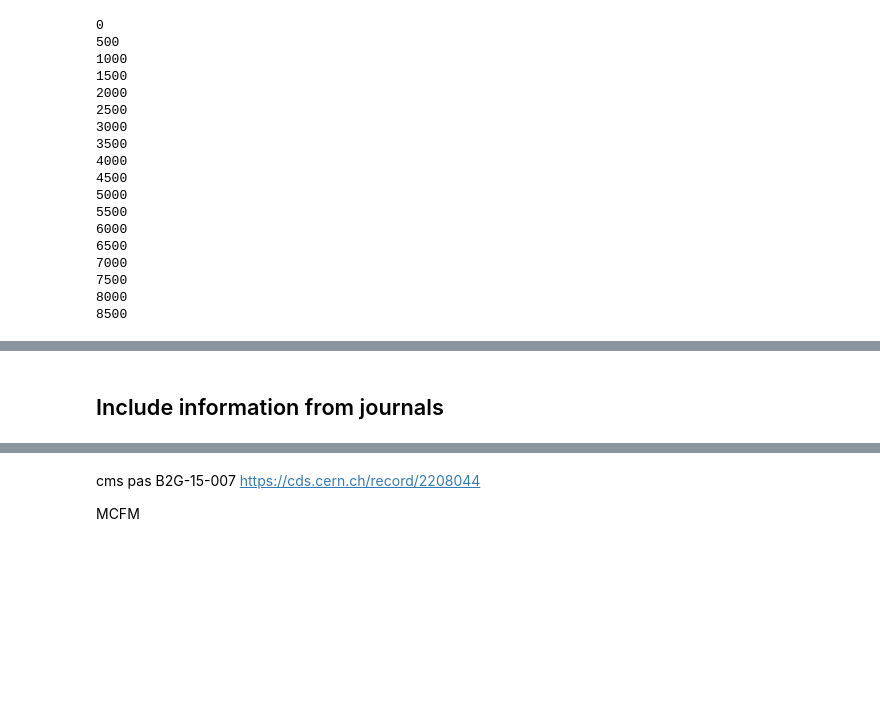
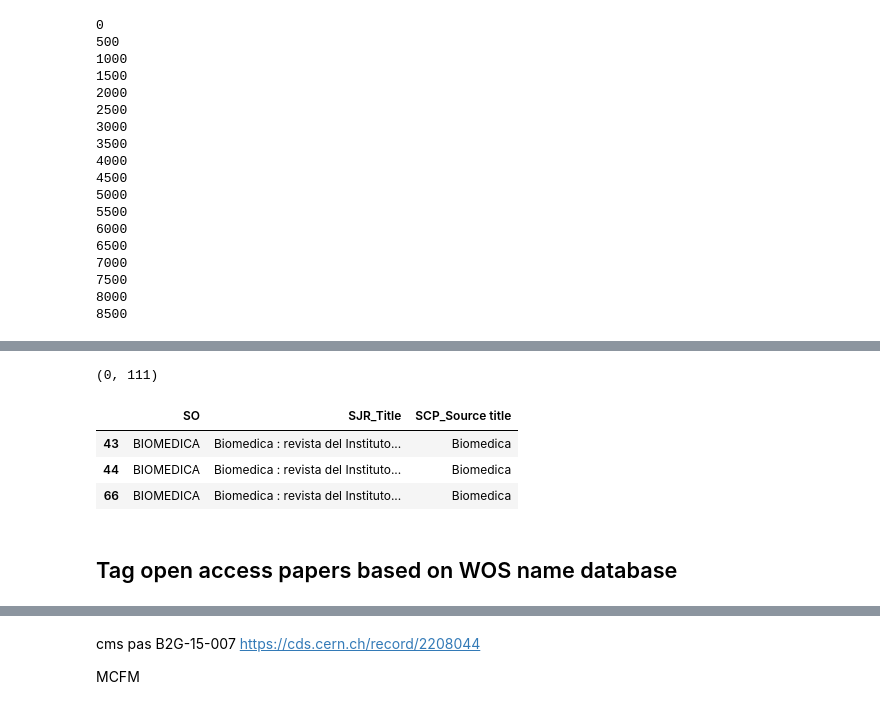
Before and after one commit to restrepo/articles, a Jupyter notebook: openacces.ipynb, the cells around one changed output, grey strips where cells are left out. Saved outputs shown, nothing was run; the diff lists cells and outputs as text; code cells hidden in the pictures; blank space fills up the shorter version.

```diff
--- a/openacces.ipynb
+++ b/openacces.ipynb
@@ -279,2 +295,0 @@ wos.articles.shape
-# %% [markdown]
-## Include information from journals
@@ -280,0 +298,14 @@ wos.articles.shape
+# %%
+kk.shape
+# %% [output]
+(0, 111)
+# %%
+res=wos.articles[wos.articles['SO'].str.lower().str.strip().str.contains('biomedica')]
+res[['SO','SJR_Title','SCP_Source title']][:3]
+# %% [output]
+|  | SO | SJR_Title | SCP_Source title |
+| 43 | BIOMEDICA | Biomedica : revista del Instituto... | Biomedica |
+| 44 | BIOMEDICA | Biomedica : revista del Instituto... | Biomedica |
+| 66 | BIOMEDICA | Biomedica : revista del Instituto... | Biomedica |
+# %% [markdown]
+## Tag open access papers based on WOS name database
```
Also changed, not shown: parts of 43 cells of this notebook.
